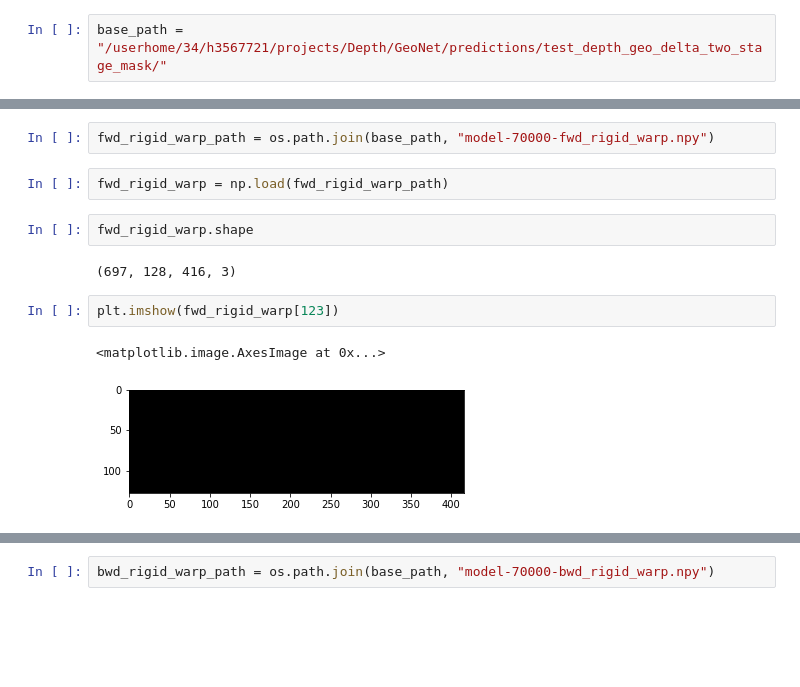
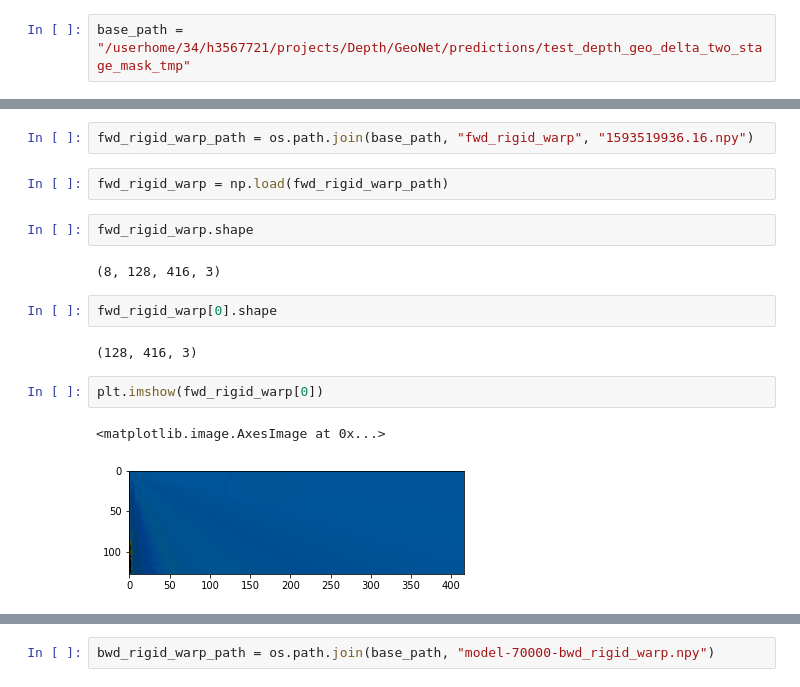
Before and after one commit to qihao-huang/GeoNet, a Jupyter notebook: tools/show_depth_delta.ipynb, the cells around one changed output, grey strips where cells are left out. Saved outputs shown, nothing was run; the diff lists cells and outputs as text; blank space fills up the shorter version.

```diff
--- a/tools/show_depth_delta.ipynb
+++ b/tools/show_depth_delta.ipynb
@@ -156,5 +156,5 @@ plt.imshow(rgb_img)
 # %%
 # vis test intermediate vars
 # %%
-base_path = "/userhome/34/h3567721/projects/Depth/GeoNet/predictions/test_depth_geo_delta_two_stage_mask/"
+base_path = "/userhome/34/h3567721/projects/Depth/GeoNet/predictions/test_depth_geo_delta_two_stage_mask_tmp"
 # %%
@@ -196,13 +181,17 @@ plt.imshow(bwd_rigid_error[123][:,:,2])
 # %%
-fwd_rigid_warp_path = os.path.join(base_path, "model-70000-fwd_rigid_warp.npy")
+fwd_rigid_warp_path = os.path.join(base_path, "fwd_rigid_warp", "1593519936.16.npy")
 # %%
 fwd_rigid_warp = np.load(fwd_rigid_warp_path)
 # %%
 fwd_rigid_warp.shape
 # %% [output]
-(697, 128, 416, 3)
+(8, 128, 416, 3)
+# %%
+fwd_rigid_warp[0].shape
+# %% [output]
+(128, 416, 3)
 # %%
-plt.imshow(fwd_rigid_warp[123])
+plt.imshow(fwd_rigid_warp[0])
 # %% [output]
 <matplotlib.image.AxesImage at 0x...>
-[figure, old version]
+[figure, new version]
```
Also changed, not shown: parts of 50 cells of this notebook, 10 other files.
